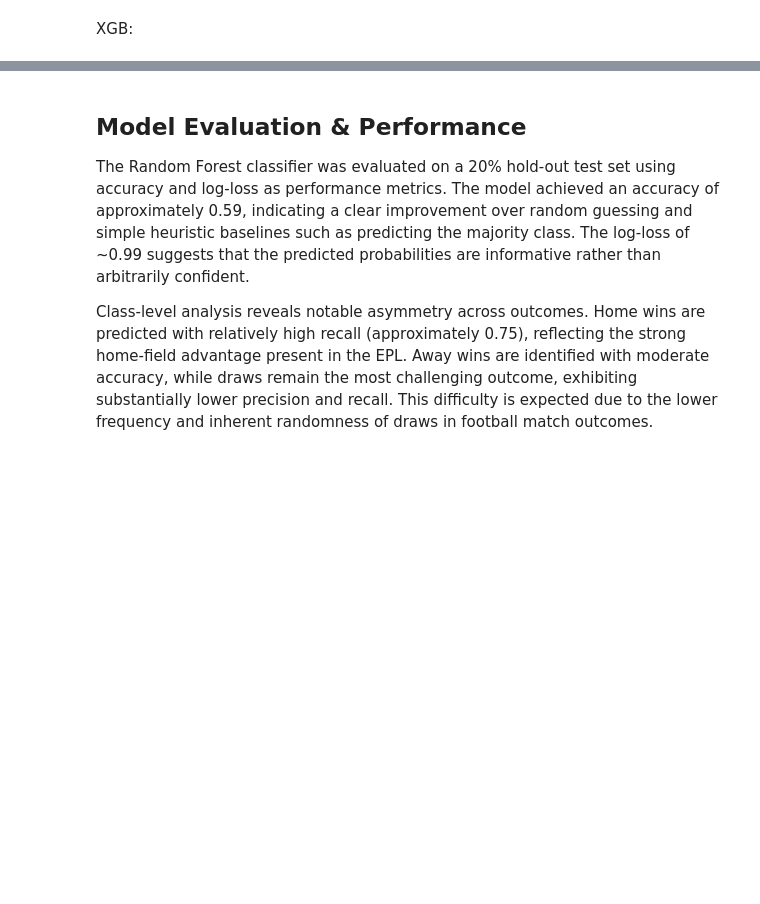
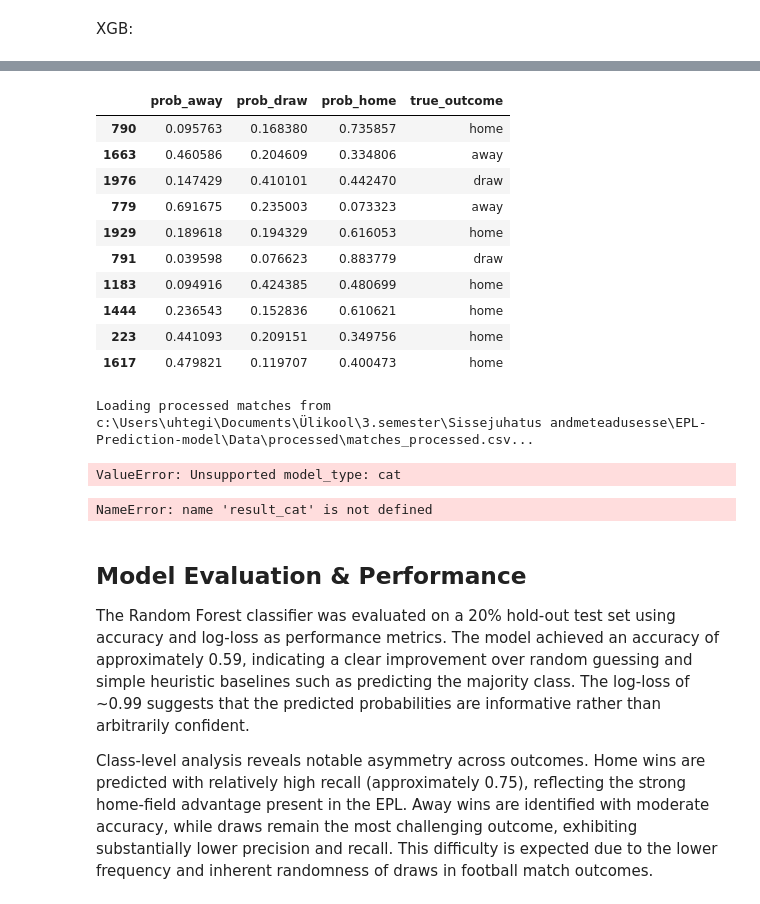
Before and after one commit to Uhtegi24/EPL-Prediction-model, a Jupyter notebook: notebooks/analysis.ipynb, the cells around one changed output, grey strips where cells are left out. Saved outputs shown, nothing was run; the diff lists cells and outputs as text; code cells hidden in the pictures; blank space fills up the shorter version.

```diff
--- a/notebooks/analysis.ipynb
+++ b/notebooks/analysis.ipynb
@@ -237,9 +288,44 @@ plt.show()
 # %%
-sample_idx_xgb = proba_xgb_df.sample(10, random_state=42).index
+sample_idx_xgb = proba_xgb.sample(10, random_state=42).index
 
 example_preds_xgb = (
-    proba_xgb_df.loc[sample_idx_xgb]
+    proba_xgb.loc[sample_idx_xgb]
     .assign(true_outcome=y_test_xgb.loc[sample_idx_xgb].values)
 )
 
 example_preds_xgb
+# %% [output]
+|  | prob_away | prob_draw | prob_home | true_outcome |
+| 790 | 0.095763 | 0.168380 | 0.735857 | home |
+| 1663 | 0.460586 | 0.204609 | 0.334806 | away |
+| 1976 | 0.147429 | 0.410101 | 0.442470 | draw |
+| 779 | 0.691675 | 0.235003 | 0.073323 | away |
+| 1929 | 0.189618 | 0.194329 | 0.616053 | home |
+| 791 | 0.039598 | 0.076623 | 0.883779 | draw |
+| 1183 | 0.094916 | 0.424385 | 0.480699 | home |
+| 1444 | 0.236543 | 0.152836 | 0.610621 | home |
+| 223 | 0.441093 | 0.209151 | 0.349756 | home |
+| 1617 | 0.479821 | 0.119707 | 0.400473 | home |
+# %%
+result_cat = train_match_outcome_model(
+    data_path=DATA_PATH,
+    model_type="cat",
+    test_size=0.2,
+    random_state=42,
+)
+
+result_cat.keys()
+# %% [output]
+Loading processed matches from c:\Users\uhtegi\Documents\Ülikool\3.semester\Sissejuhatus andmeteadusesse\EPL-Prediction-model\Data\processed\matches_processed.csv...
+ValueError: Unsupported model_type: cat
+# %%
+# CatBoost metrics
+metrics_cat = result_cat["metrics"]
+
+print("=== CatBoost performance ===")
+print(f"Accuracy:  {metrics_cat['accuracy']:.4f}")
+print(f"Log loss:  {metrics_cat['log_loss']:.4f}")
+print("\nClassification report:")
+print(metrics_cat["classification_report"])
+# %% [output]
+NameError: name 'result_cat' is not defined
```
Also changed, not shown: parts of 14 cells of this notebook, 1 other file.
